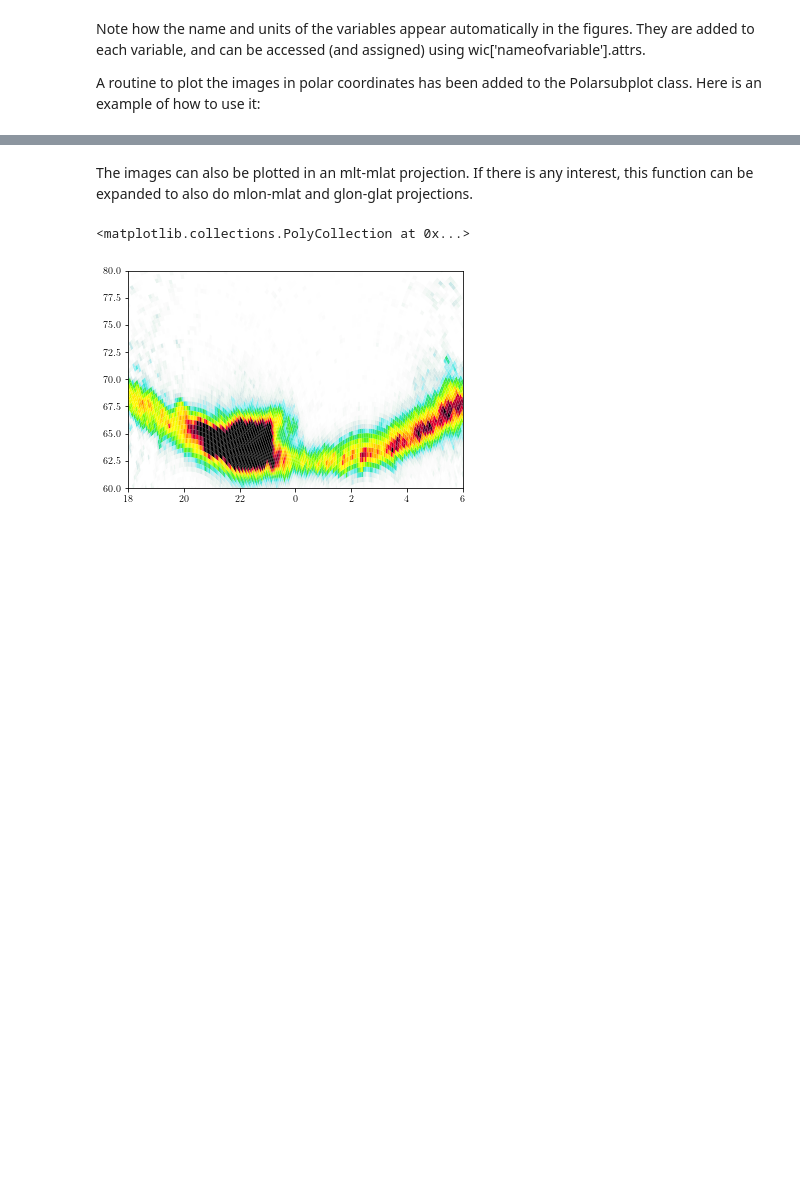
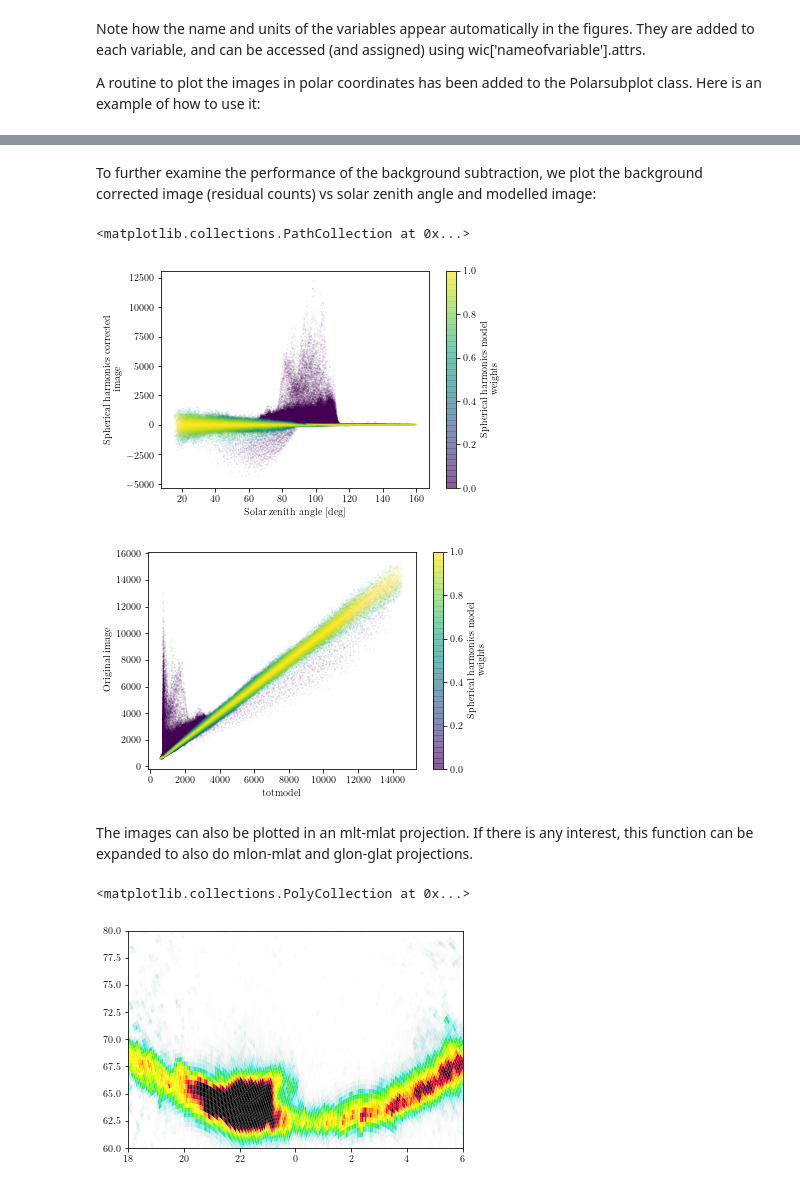
Before and after one commit to aohma/fuvpy, a Jupyter notebook: notebooks/fuvpyExample.ipynb, the cells around one changed output, grey strips where cells are left out. Cells and saved outputs as stored; diff of their text form; code cells hidden in the pictures; blank space fills up the shorter version.

```diff
--- a/notebooks/fuvpyExample.ipynb
+++ b/notebooks/fuvpyExample.ipynb
@@ -141,3 +141,15 @@ Relative change model norm: 0.0005815331434058835
+# %% [markdown]
+To further examine the performance of the background subtraction, we plot the background corrected image (residual counts) vs solar zenith angle and modelled image:
+# %%
+plt.figure()
+wic.plot.scatter(x='sza',y='shimg',hue='shweight',s=0.01,alpha=0.4)
+wic['totmodel'] = wic['dgmodel'] + wic['shmodel']
+plt.figure()
+wic.plot.scatter(x='totmodel',y='img',hue='shweight',s=0.01,alpha=0.4)
+# %% [output]
+<matplotlib.collections.PathCollection at 0x...>
+[figure, added]
+[figure, added]
 # %% [markdown]
 The images can also be plotted in an mlt-mlat projection. If there is any interest, this function can be expanded to also do mlon-mlat and glon-glat projections.
 # %%
```
Also changed, not shown: parts of 19 cells of this notebook, 2 other files.
